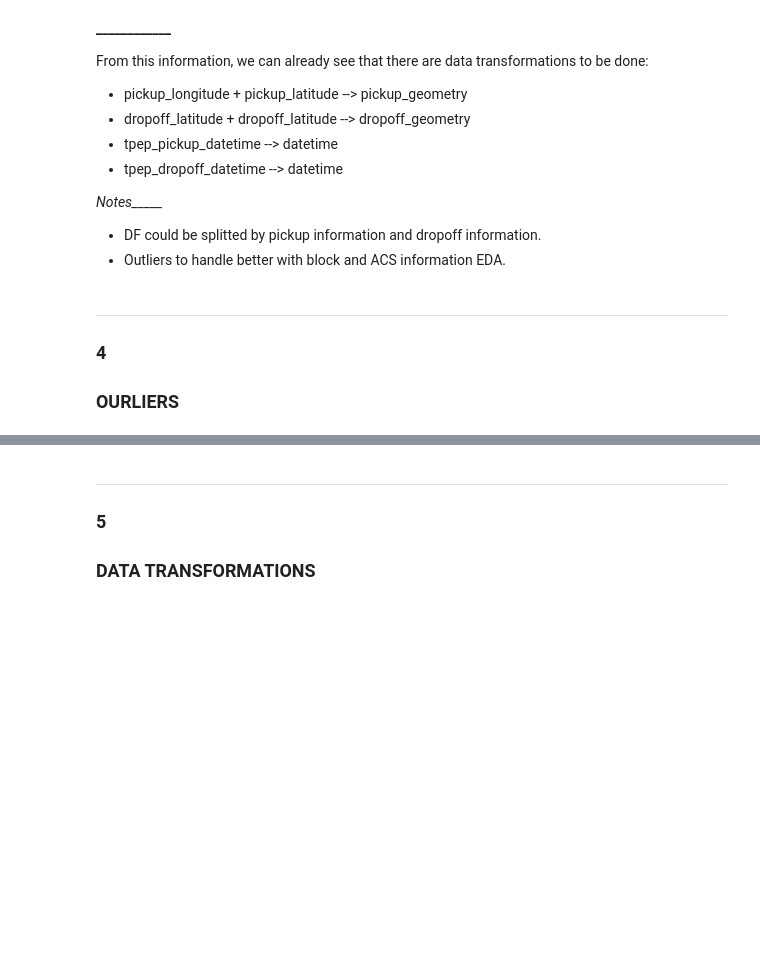
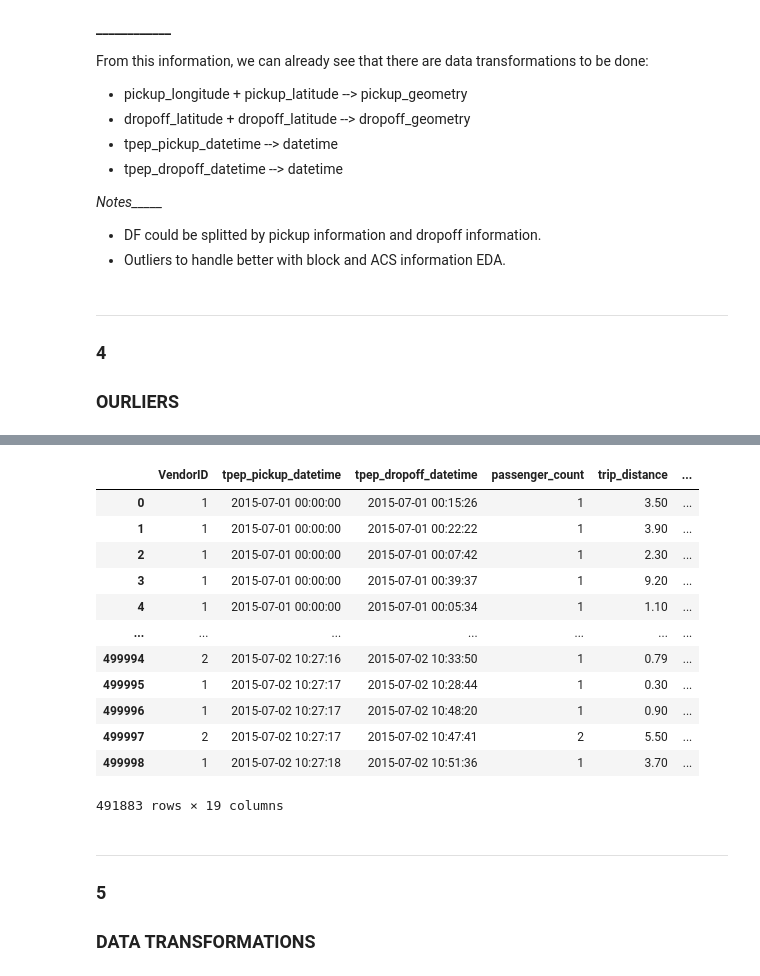
Before and after one commit to LAMDAMielgo/nyc_taxis, a Jupyter notebook: notebooks/EDA 01.ipynb, the cells around one changed output, grey strips where cells are left out. Saved outputs shown, nothing was run; the diff lists cells and outputs as text; code cells hidden in the pictures; blank space fills up the shorter version.

```diff
--- a/notebooks/EDA 01.ipynb
+++ b/notebooks/EDA 01.ipynb
@@ -268,8 +268,6 @@ def clean_outliers(df, columns, iqr_range):
     Returns df without outliers in defined columns defined range
     """
 
-    columns = ['pickup_latitude', 'pickup_longitude', 'dropoff_longitude', 'dropoff_latitude']
-
     iqr_range_sorted = sorted(iqr_range)
 
     Q_down = df[columns].quantile(iqr_range_sorted[0])
@@ -278,7 +276,7 @@ def clean_outliers(df, columns, iqr_range):
 
     filtr = ((df[columns] < (Q_down - 1.5*IQR)) | (df[columns] > (Q_up + 1.5*IQR)))
 
-    return df[~filtr.any(axis = 1)]
+    return df[~filtr.any(axis=1)]
 
 # --------------------------------------------------------------------------------------------------------------------------- PRICES TO POSITIVE NUMBS
 def abs_var_col(df, cols):
@@ -482,6 +548,6 @@ _______________
 # %%
-df_for_eda = clean_outliers(df = df_for_eda,
-                        columns = ['pickup_latitude', 'pickup_longitude', 'dropoff_longitude', 'dropoff_latitude'],
-                        iqr_range = [0.05, 0.95])
-df_for_eda.shape
+df_aux = clean_outliers(df = df_for_eda,
+               columns = ['pickup_latitude', 'pickup_longitude', 'dropoff_longitude', 'dropoff_latitude'],
+               iqr_range = [0.05, 0.95])
+df_aux.shape
 # %% [output]
@@ -501,3 +555,19 @@ df_for_eda.describe()
+# %%
+df_aux
+# %% [output]
+|  | VendorID | tpep_pickup_datetime | tpep_dropoff_datetime | passenger_count | trip_distance | ... |
+| 0 | 1 | 2015-07-01 00:00:00 | 2015-07-01 00:15:26 | 1 | 3.50 | ... |
+| 1 | 1 | 2015-07-01 00:00:00 | 2015-07-01 00:22:22 | 1 | 3.90 | ... |
+| 2 | 1 | 2015-07-01 00:00:00 | 2015-07-01 00:07:42 | 1 | 2.30 | ... |
+| 3 | 1 | 2015-07-01 00:00:00 | 2015-07-01 00:39:37 | 1 | 9.20 | ... |
+| 4 | 1 | 2015-07-01 00:00:00 | 2015-07-01 00:05:34 | 1 | 1.10 | ... |
+| ... | ... | ... | ... | ... | ... | ... |
+| 499994 | 2 | 2015-07-02 10:27:16 | 2015-07-02 10:33:50 | 1 | 0.79 | ... |
+| 499995 | 1 | 2015-07-02 10:27:17 | 2015-07-02 10:28:44 | 1 | 0.30 | ... |
+| 499996 | 1 | 2015-07-02 10:27:17 | 2015-07-02 10:48:20 | 1 | 0.90 | ... |
+| 499997 | 2 | 2015-07-02 10:27:17 | 2015-07-02 10:47:41 | 2 | 5.50 | ... |
+| 499998 | 1 | 2015-07-02 10:27:18 | 2015-07-02 10:51:36 | 1 | 3.70 | ... |
+491883 rows × 19 columns
 # %% [markdown]
 _______________
 
```
Also changed, not shown: parts of 9 cells of this notebook, 7 other files.
